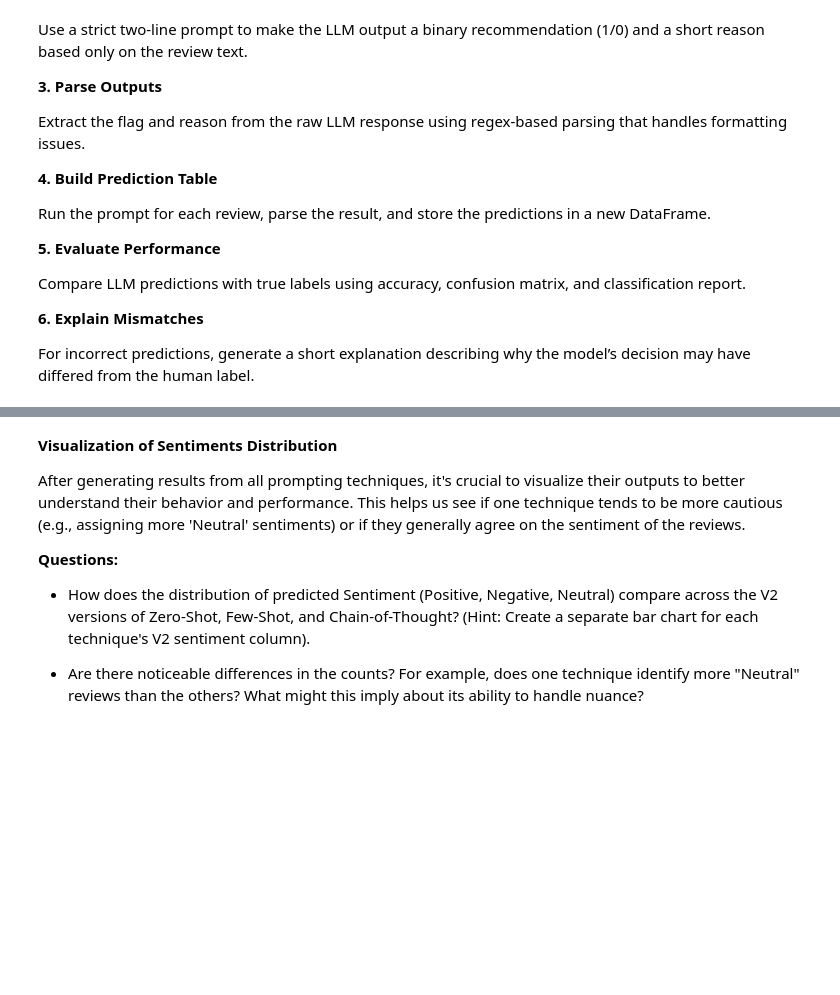
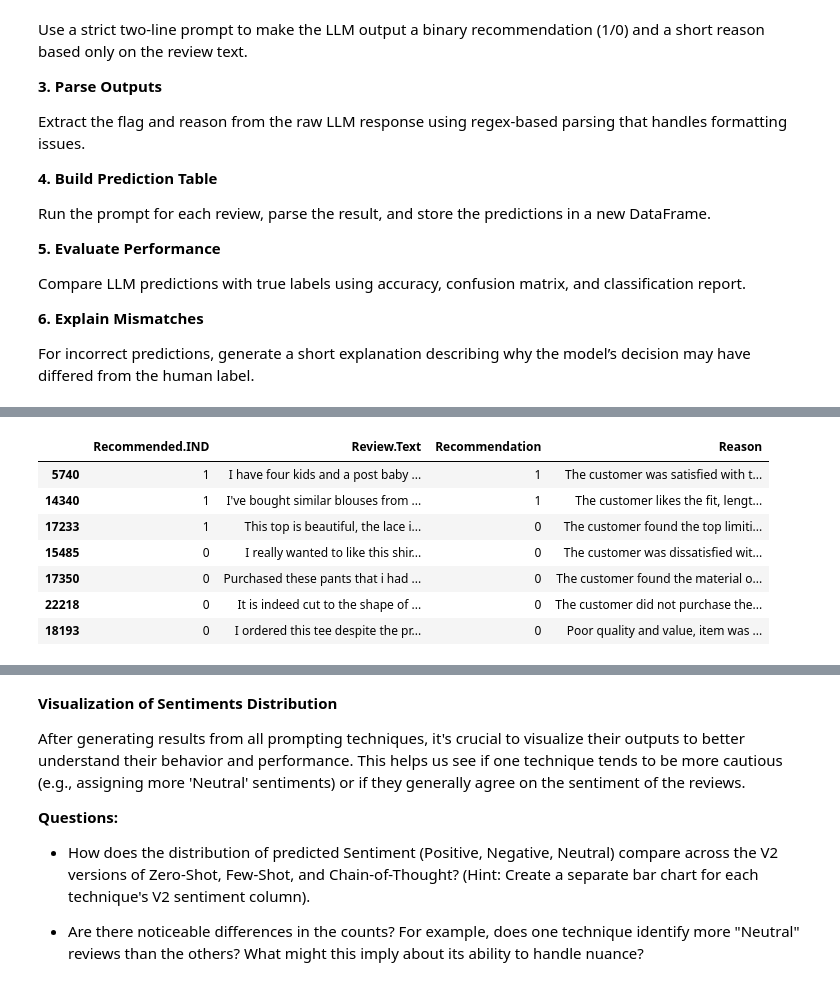
Before and after one commit to mikejoe144/MIT_Course_Capstone_Project, a Jupyter notebook: Real-Time_Retail_Feedback_Intelligence_Full_code.ipynb, the cells around one changed output, grey strips where cells are left out. Saved outputs shown, nothing was run; the diff lists cells and outputs as text; code cells hidden in the pictures; blank space fills up the shorter version.

Commit message:
completed product recommendation prediction

```diff
--- a/Real-Time_Retail_Feedback_Intelligence_Full_code.ipynb
+++ b/Real-Time_Retail_Feedback_Intelligence_Full_code.ipynb
@@ -1622,0 +1642,51 @@ For incorrect predictions, generate a short explanation describing why the model
+# %%
+# define recommendation review function
+def recommendation_review(review_text, prompt):
+
+    response = client.chat.completions.create(
+        model=model,
+        messages=[
+            {"role": "system", "content": prompt},
+            {"role": "user", "content": f"Customer Review:\n{review_text}"}
+        ],
+        temperature=0
+    )
+
+    text = response.choices[0].message.content.strip()
+
+    out = {
+        "Recommendation": "",
+        "Reason": ""
+    }
+
+    # Handle one-line format:
+    # Recommendation: 1; Reason: Customer liked the fit.
+    if "Recommendation:" in text and "; Reason:" in text:
+        rec_part, reason_part = text.split("; Reason:", 1)
+        out["Recommendation"] = rec_part.replace("Recommendation:", "").strip()
+        out["Reason"] = reason_part.strip()
+
+    return out
+# %%
+#apply function to recommened_df
+results = recommended_df['Review.Text'].apply(
+    lambda x: recommendation_review(x, recommended_prompt)
+)
+
+#convert results into dataframe columns
+results_df = pd.DataFrame(results.tolist(), index=recommended_df.index)
+
+#join back to original dataframe
+recommended_df = pd.concat([recommended_df[['Recommended.IND','Review.Text']], results_df], axis=1)
+
+#view dataframe
+recommended_df
+# %% [output]
+|  | Recommended.IND | Review.Text | Recommendation | Reason |
+| 5740 | 1 | I have four kids and a post baby ... | 1 | The customer was satisfied with t... |
+| 14340 | 1 | I've bought similar blouses from ... | 1 | The customer likes the fit, lengt... |
+| 17233 | 1 | This top is beautiful, the lace i... | 0 | The customer found the top limiti... |
+| 15485 | 0 | I really wanted to like this shir... | 0 | The customer was dissatisfied wit... |
+| 17350 | 0 | Purchased these pants that i had ... | 0 | The customer found the material o... |
+| 22218 | 0 | It is indeed cut to the shape of ... | 0 | The customer did not purchase the... |
+| 18193 | 0 | I ordered this tee despite the pr... | 0 | Poor quality and value, item was ... |
```
Also changed, not shown: parts of 12 cells of this notebook.
